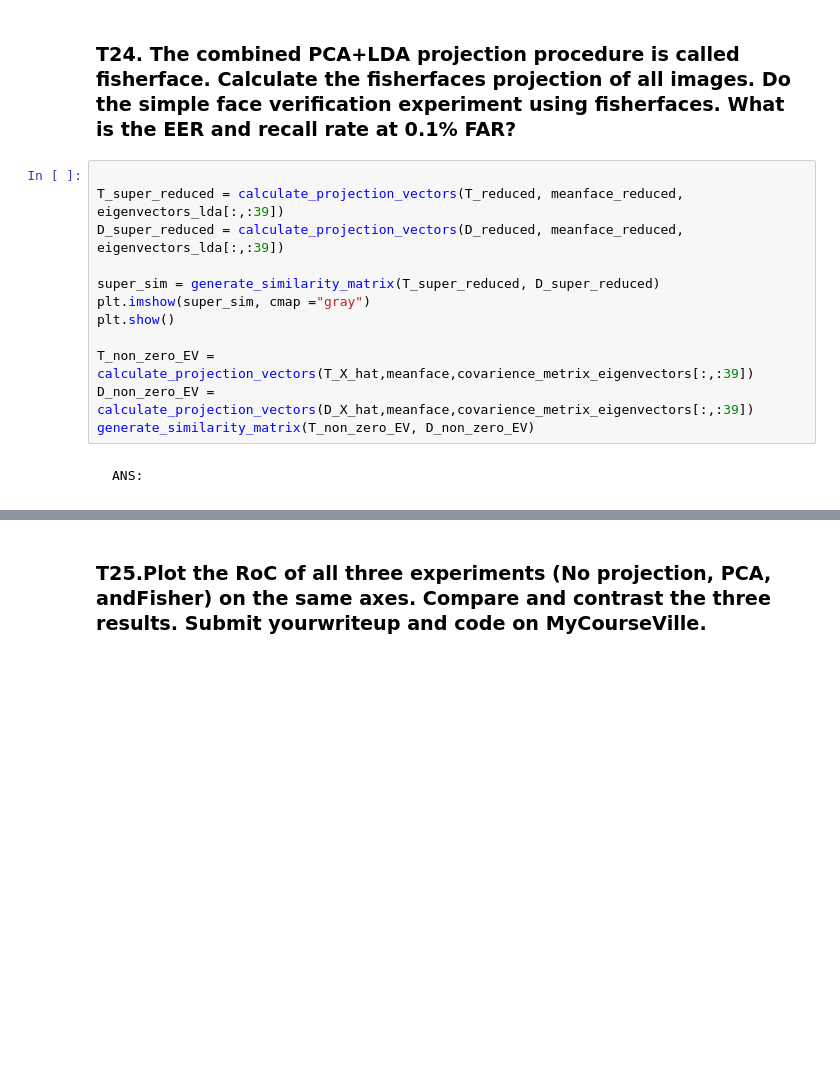
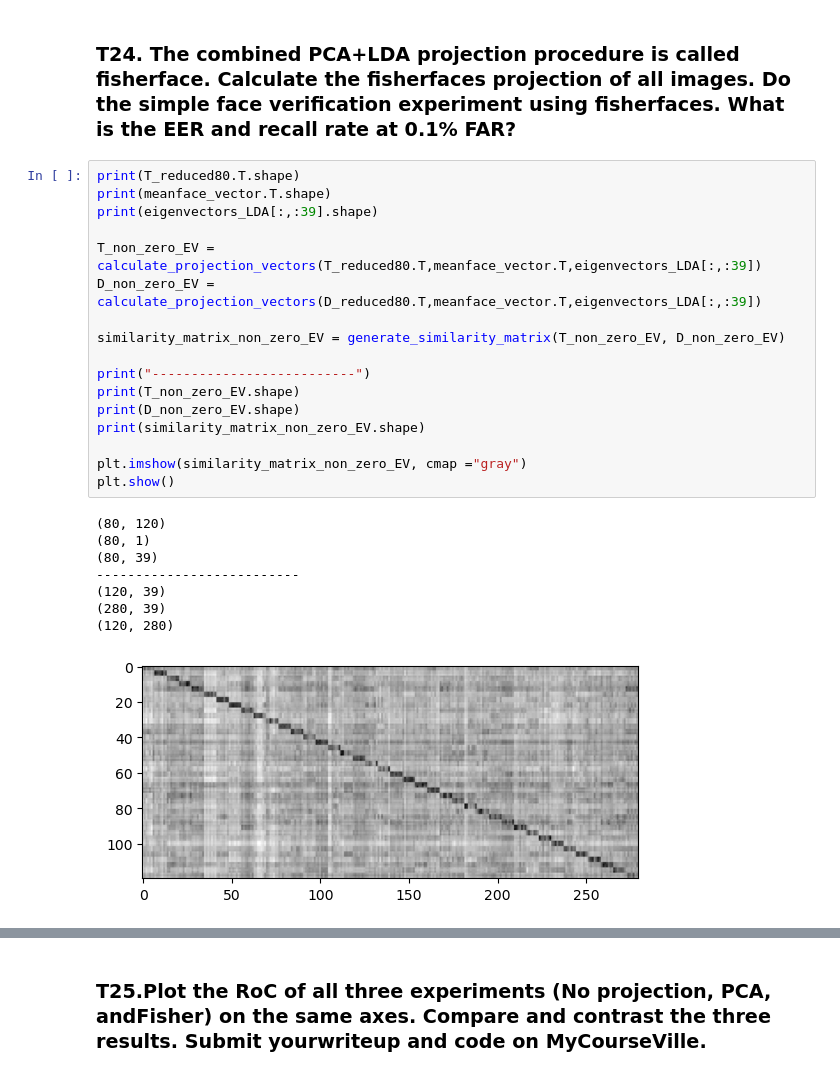
Before and after one commit to JeansAthiwat/Pattern_2024, a Jupyter notebook: HW/HW03/HW3_Fisherfaces(student).ipynb, the cells around one changed output, grey strips where cells are left out. Saved outputs shown, nothing was run; the diff lists cells and outputs as text; blank space fills up the shorter version.

```diff
--- a/HW/HW03/HW3_Fisherfaces(student).ipynb
+++ b/HW/HW03/HW3_Fisherfaces(student).ipynb
@@ -1126,17 +1126,29 @@ plt.show()
 [figure]
 # %% [markdown]
 ### T24. The combined PCA+LDA projection procedure is called fisherface. Calculate the fisherfaces projection of all images. Do the simple face verification experiment using fisherfaces. What is the EER and recall rate at 0.1% FAR?
-# %%
-
-T_super_reduced = calculate_projection_vectors(T_reduced, meanface_reduced, eigenvectors_lda[:,:39])
-D_super_reduced = calculate_projection_vectors(D_reduced, meanface_reduced, eigenvectors_lda[:,:39])
-
-super_sim = generate_similarity_matrix(T_super_reduced, D_super_reduced)
-plt.imshow(super_sim, cmap ="gray")
-plt.show()
-
-T_non_zero_EV = calculate_projection_vectors(T_X_hat,meanface,covarience_metrix_eigenvectors[:,:39])
-D_non_zero_EV = calculate_projection_vectors(D_X_hat,meanface,covarience_metrix_eigenvectors[:,:39])
-generate_similarity_matrix(T_non_zero_EV, D_non_zero_EV)
-# %% [markdown]
-    ANS:
+# %%
+print(T_reduced80.T.shape)
+print(meanface_vector.T.shape)
+print(eigenvectors_LDA[:,:39].shape)
+
+T_non_zero_EV = calculate_projection_vectors(T_reduced80.T,meanface_vector.T,eigenvectors_LDA[:,:39])
+D_non_zero_EV = calculate_projection_vectors(D_reduced80.T,meanface_vector.T,eigenvectors_LDA[:,:39])
+
+similarity_matrix_non_zero_EV = generate_similarity_matrix(T_non_zero_EV, D_non_zero_EV)
+
+print("--------------------------")
+print(T_non_zero_EV.shape)
+print(D_non_zero_EV.shape)
+print(similarity_matrix_non_zero_EV.shape)
+
+plt.imshow(similarity_matrix_non_zero_EV, cmap ="gray")
+plt.show()
+# %% [output]
+(80, 120)
+(80, 1)
+(80, 39)
+--------------------------
+(120, 39)
+(280, 39)
+(120, 280)
+[figure, added]
```
Also changed, not shown: parts of 10 cells of this notebook.
